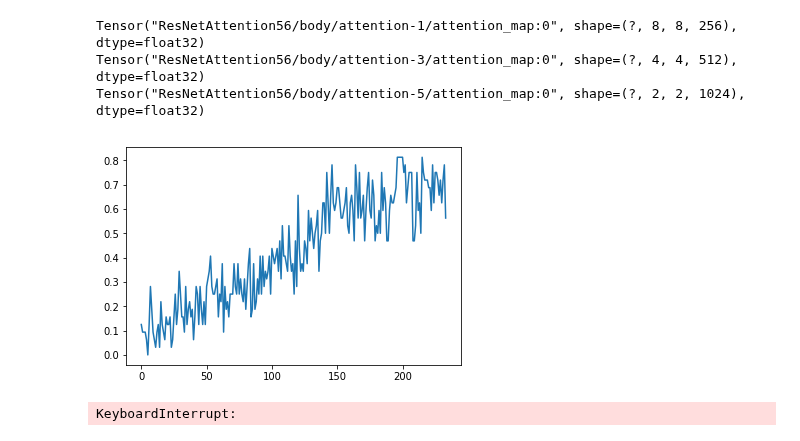
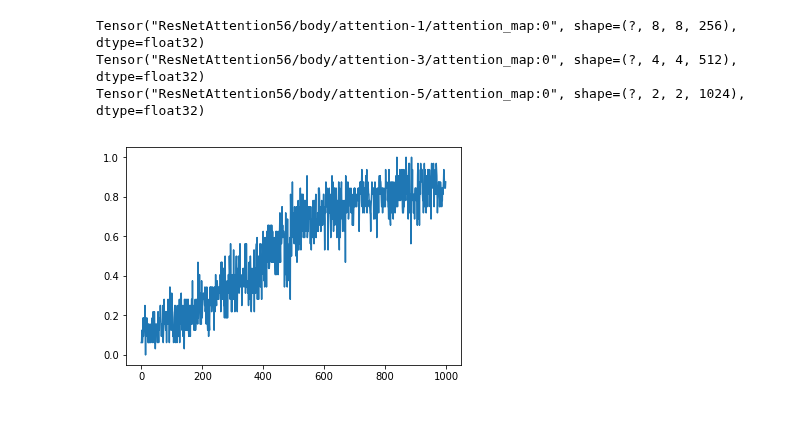
Before and after one commit to analysiscenter/az_training, a Jupyter notebook: alexey_kozhevin/task_05/Untitled.ipynb, the cells around one changed output. Saved outputs shown, nothing was run; the diff lists cells and outputs as text; code cells hidden in the pictures.

```diff
--- a/alexey_kozhevin/task_05/Untitled.ipynb
+++ b/alexey_kozhevin/task_05/Untitled.ipynb
@@ -19,9 +19,9 @@ from plot_functions import plot_noised_image, plot_examples_highlighted       #
 IMAGE_SIZE = 64     # image size
 MNIST_SIZE = 65000  # MNIST database size
 BATCH_SIZE = 32     # batch size for NN training
-MAX_ITER = 100      # number of iterations for NN training
+MAX_ITER = 1000      # number of iterations for NN training
 # %%
-level = 0.2           # the highest level of noise; [0, 1]
+level = 1           # the highest level of noise; [0, 1]
 n_fragments = 80    # number of noise fragments per image
 size = 4            # size of noise fragment; 1, ..., 27
 distr = 'uniform'   # distribution of fragments of image; 'uniform' or 'normal'
@@ -62,32 +64,31 @@ test_feed_dict = {'images': B('images'),
                   'labels': B('labels')}
 # %%
 train_pp = ((load_template << mnistset.train)
-            .init_model('static', ResNetAttention56, 'VGG', config=model_config)
+            .init_model('static', ResNetAttention56, 'ResNetAttention', config=model_config)
             .init_variable('loss_history', init_on_each_run=list)
-            .train_model('VGG', fetches=['loss'], feed_dict=train_feed_dict, save_to=V('loss_history'), mode='e'))
+            .train_model('ResNetAttention', fetches=['loss'], feed_dict=train_feed_dict, save_to=V('loss_history'), mode='e'))
 # %% [output]
 Tensor("ResNetAttention56/body/attention-1/attention_map:0", shape=(?, 8, 8, 256), dtype=float32)
 Tensor("ResNetAttention56/body/attention-3/attention_map:0", shape=(?, 4, 4, 512), dtype=float32)
 Tensor("ResNetAttention56/body/attention-5/attention_map:0", shape=(?, 2, 2, 1024), dtype=float32)
 # %%
 test_pp = ((load_template << mnistset.test)
-            .import_model('VGG', train_pp)
+            .import_model('ResNetAttention', train_pp)
             .init_variable('predicted_labels', init_on_each_run=list)
             .init_variable('acc', init_on_each_run=list)
-            .predict_model('VGG',
+            .predict_model('ResNetAttention',
                            fetches=['predicted_labels', 'accuracy'],
                            feed_dict=test_feed_dict,
                            save_to=[V('predicted_labels'), V('acc')],
                            mode='a'))
 # %%
-for i in range(1000):
+for i in range(MAX_ITER):
     train_pp.next_batch(BATCH_SIZE, shuffle=True, n_epochs=None, drop_last=False)
     batch = test_pp.next_batch(BATCH_SIZE, shuffle=True, n_epochs=None, drop_last=False)
     acc = test_pp.get_variable('acc')
     clear_output(True)
 
     plt.plot(acc)
     plt.show()
 # %% [output]
-[figure, old version]
+[figure, new version]
-KeyboardInterrupt:
```
Also changed, not shown: parts of 7 cells of this notebook.
